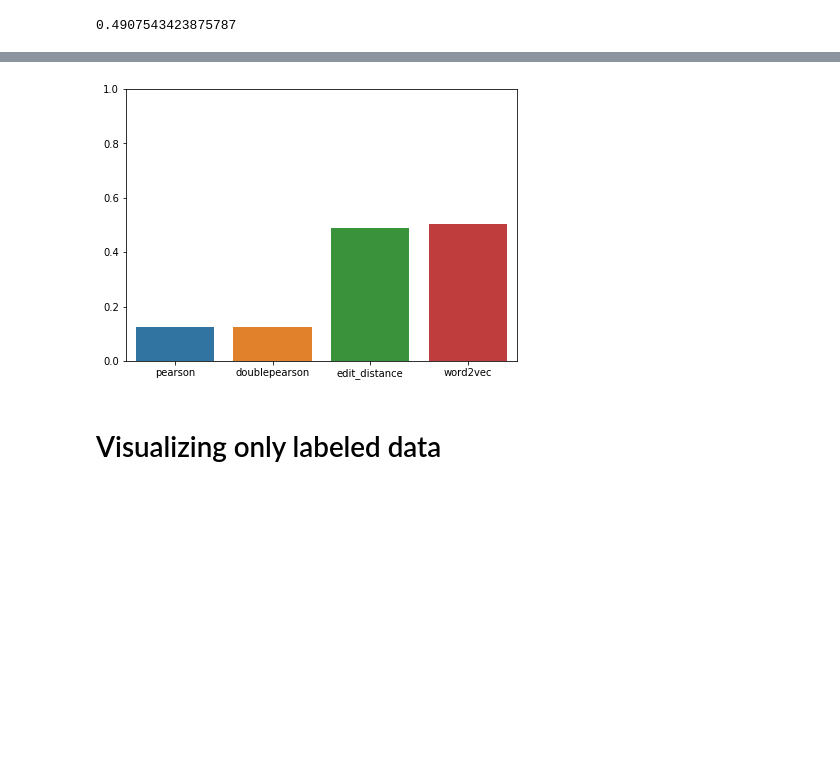
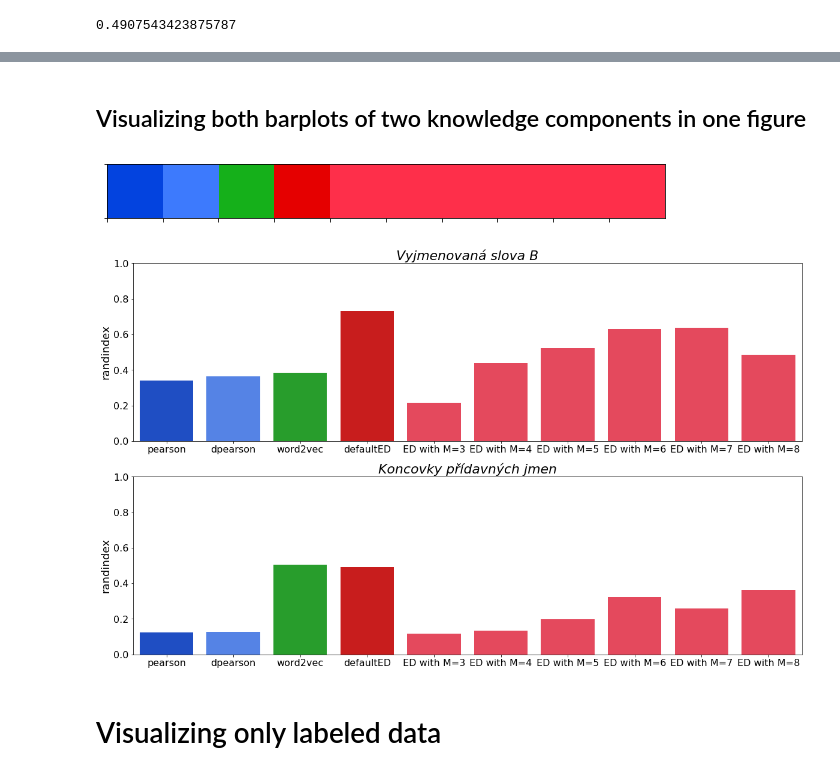
Before and after one commit to danci5/items-projection-thesis, a Jupyter notebook: clustering_rand_index.ipynb, the cells around one changed output, grey strips where cells are left out. Drawn from its saved outputs; the diff is of its cells as text; code cells hidden in the pictures; blank space fills up the shorter version.

```diff
--- a/clustering_rand_index.ipynb
+++ b/clustering_rand_index.ipynb
@@ -219,11 +210,10 @@ word2vec
-# %%
-import seaborn as sns
-sns_plot = sns.barplot(data=df2, x='similarity', y='randindex')
-fig = sns_plot.get_figure()
-fig.set_size_inches(7,5)
-# plt.ylim(10, 40)
-sns_plot.set(ylim=(0, 1))
-sns_plot.set(xlabel='', ylabel='')
-fig.savefig('visualizations/seaborn/clustering_randindex-%s.png' % dataset['name'])
-# %% [output]
-[figure, removed]
+# %% [markdown]
+## Visualizing both barplots of two knowledge components in one figure
+# %%
+colors = ['blue','lightish blue','green','red']
+colors.extend(['lightish red']*6)
+# %%
+#https://xkcd.com/color/rgb/
+sns.palplot(sns.xkcd_palette(colors))
+# %% [output]
+[figure, added]
@@ -230,3 +222,26 @@ fig.savefig('visualizations/seaborn/clustering_randindex-%s.png' % dataset['name
+# %%
+figure, (ax1,ax2) = plt.subplots(2,1)
+figure.set_size_inches(20,12)
+# colors = ['blue','orange','green','red']
+# colors.extend(['indianred']*5)
+
+a1 = sns.barplot(data=datasets[0]['randindex'], ax=ax1, x='similarity', y='randindex', palette=colors)
+a1.set(ylim=(0, 1))
+a1.set_xlabel('')
+a1.set_ylabel('randindex', fontsize=18)
+a1.tick_params(axis='both', which='major', labelsize=16)
+a1.set_title('Vyjmenovaná slova B', fontsize=22, fontstyle='italic')
+
+a2 = sns.barplot(data=datasets[1]['randindex'], ax=ax2, x='similarity', y='randindex', palette=colors)
+a2.set(ylim=(0, 1))
+a2.set_xlabel('')
+a2.set_ylabel('randindex', fontsize=18)
+a2.tick_params(axis='both', which='major', labelsize=16)
+a2.set_title('Koncovky přídavných jmen', fontsize=22, fontstyle='italic')
+plt.savefig('visualizations/seaborn/randindex-barplot.svg')
+plt.show()
+# %% [output]
+[figure, added]
 # %% [markdown]
 # Visualizing only labeled data
 # %%
```
Also changed, not shown: parts of 8 cells of this notebook, 2 other files.
